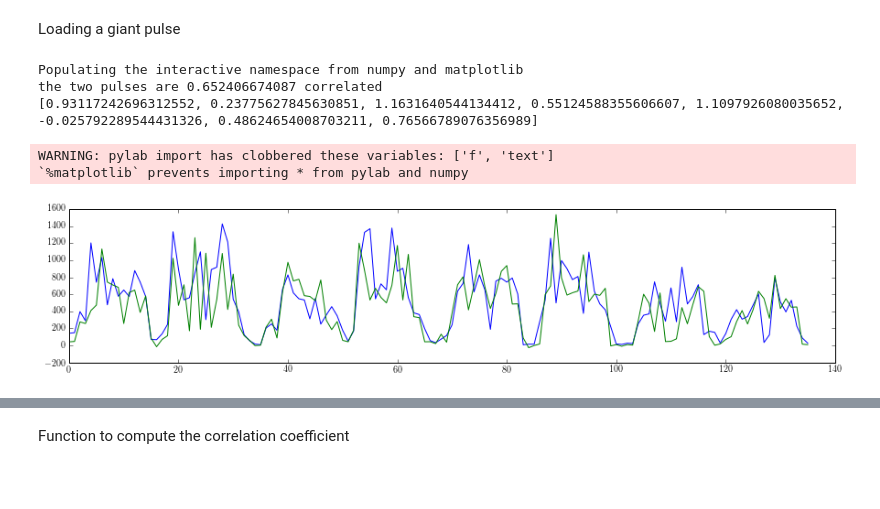
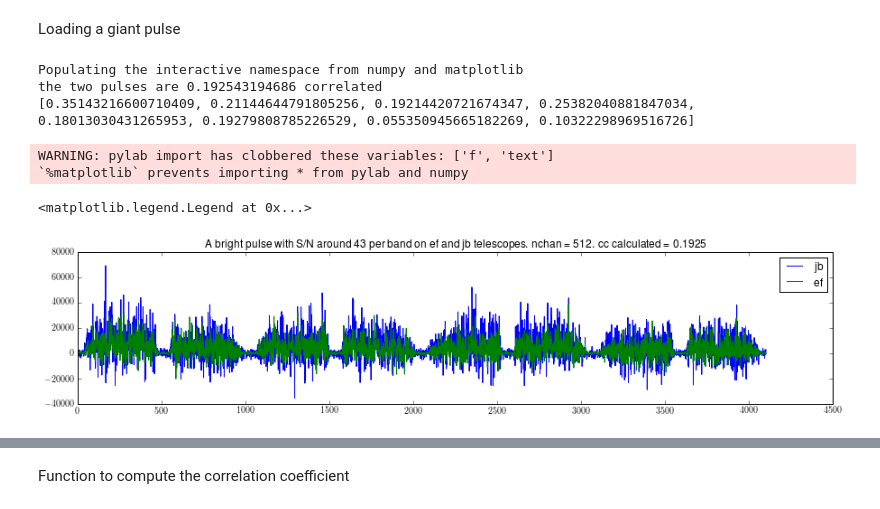
Before and after one commit to xiaozhengxu/scint_analysis, a Jupyter notebook: EVN_crab/process_frequency.ipynb, the cells around one changed output, grey strips where cells are left out. Saved outputs shown, nothing was run; the diff lists cells and outputs as text; code cells hidden in the pictures; blank space fills up the shorter version.

Commit message:
adding ipynb to generate corde's plot, editing process-frequency.ipynb

```diff
--- a/EVN_crab/process_frequency.ipynb
+++ b/EVN_crab/process_frequency.ipynb
@@ -23,9 +23,9 @@ if exists('./figures/correlation_coeff/giant_pulses{}chan.npz'.format(nchan)):
     #load the giant pulse average smoothed and normalized:
     gpab=np.load('./figures/correlation_coeff/gpa_smoothed.npy')
 # %%
-with open('good_pulses.txt','w') as f:
-    for i in range(259):
-        f.write('{}\n'.format(time_values[i]))
+# with open('good_pulses.txt','w') as f:
+#     for i in range(259):
+#         f.write('{}\n'.format(time_values[i]))
 # %%
 from matplotlib import rc
 rc('font',**{'family':'sans-serif','sans-serif':['Helvetica']})
@@ -88,52 +88,54 @@ with open(text_name, 'r') as f:
     text_lines = text.split('\n')
 
 %pylab inline
-i = 218
-nchan = 16
+i = 235
+nchan = 512
 fs1,fs1bg = load_gp(text_lines[i-1],'jb',nchan)
 fs2,fs2bg = load_gp(text_lines[i-1],'ef',nchan)
 
 fgp1 = process_freq_spec(fs1,nchan,i-1,draw = 0)
-# tgp1 = transform_to_timelag(fgp1,i-1,draw = 0)
+
 
 fgp2 = process_freq_spec(fs2,nchan,i-1)
-# tgp2 = transform_to_timelag(fgp2,i-1,draw = 0)
+
 fgp1bg = process_freq_spec(fs1bg,nchan,i-1)
 fgp2bg = process_freq_spec(fs2bg,nchan,i-1)
 
 # plot_2_freq(fgp1,fgp2,[i-1,i-1])
 # plot_2_timelag(tgp1,tgp2,[i-1,i-1])
-
-figure(figsize = (15,3))
-plot(fs1)
-plot(fs2)
-
 def get_cc((fs1,fs1bg),(fs2,fs2bg)):
     mean1 = np.mean(fs1)
     mean2 = np.mean(fs2)
     numerator = np.mean((fs1-mean1)*(fs2-mean2))
     denominator = np.sqrt(((np.std(fs1))**2-(np.std(fs1bg))**2)*((np.std(fs2))**2-(np.std(fs2bg))**2))
     return numerator/denominator
 
 def get_ccs((fs1,fs1bg),(fs2,fs2bg)):
     coefficients= []
     for i in range(8):
         X = fs1[i]
         Y = fs2[i]
         Xbg = fs1bg[i]
         Ybg = fs2bg[i]
 #         coefficient = np.corrcoef(X,Y)[0,1] # np.corrcoef returns a matrix [1, coeff;coeff,1]
         coefficient = get_cc((X,Xbg),(Y,Ybg))
         coefficients.append(coefficient)
     return np.mean(coefficients),coefficients
 
 cc,ccs=get_ccs((fgp1,fgp1bg),(fgp2,fgp2bg))
 print 'the two pulses are', cc ,'correlated'
 print ccs
+
+figure(figsize = (15,3))
+plot(fs1,label = 'jb')
+plot(fs2,label = 'ef')
+title('A bright pulse with S/N around 43 per band on ef and jb telescopes. nchan = {}. cc calculated = {}'.format(nchan,round(cc,4)))
+legend()
 # %% [output]
 Populating the interactive namespace from numpy and matplotlib
-the two pulses are 0.652406674087 correlated
-[0.93117242696312552, 0.23775627845630851, 1.1631640544134412, 0.55124588355606607, 1.1097926080035652, -0.025792289544431326, 0.48624654008703211, 0.76566789076356989]
+the two pulses are 0.192543194686 correlated
+[0.35143216600710409, 0.21144644791805256, 0.19214420721674347, 0.25382040881847034, 0.18013030431265953, 0.19279808785226529, 0.055350945665182269, 0.10322298969516726]
 WARNING: pylab import has clobbered these variables: ['f', 'text']
 `%matplotlib` prevents importing * from pylab and numpy
+<matplotlib.legend.Legend at 0x...>
-[figure, old version]
+[figure, new version]
```
Also changed, not shown: parts of 3 cells of this notebook, 1 other file.
